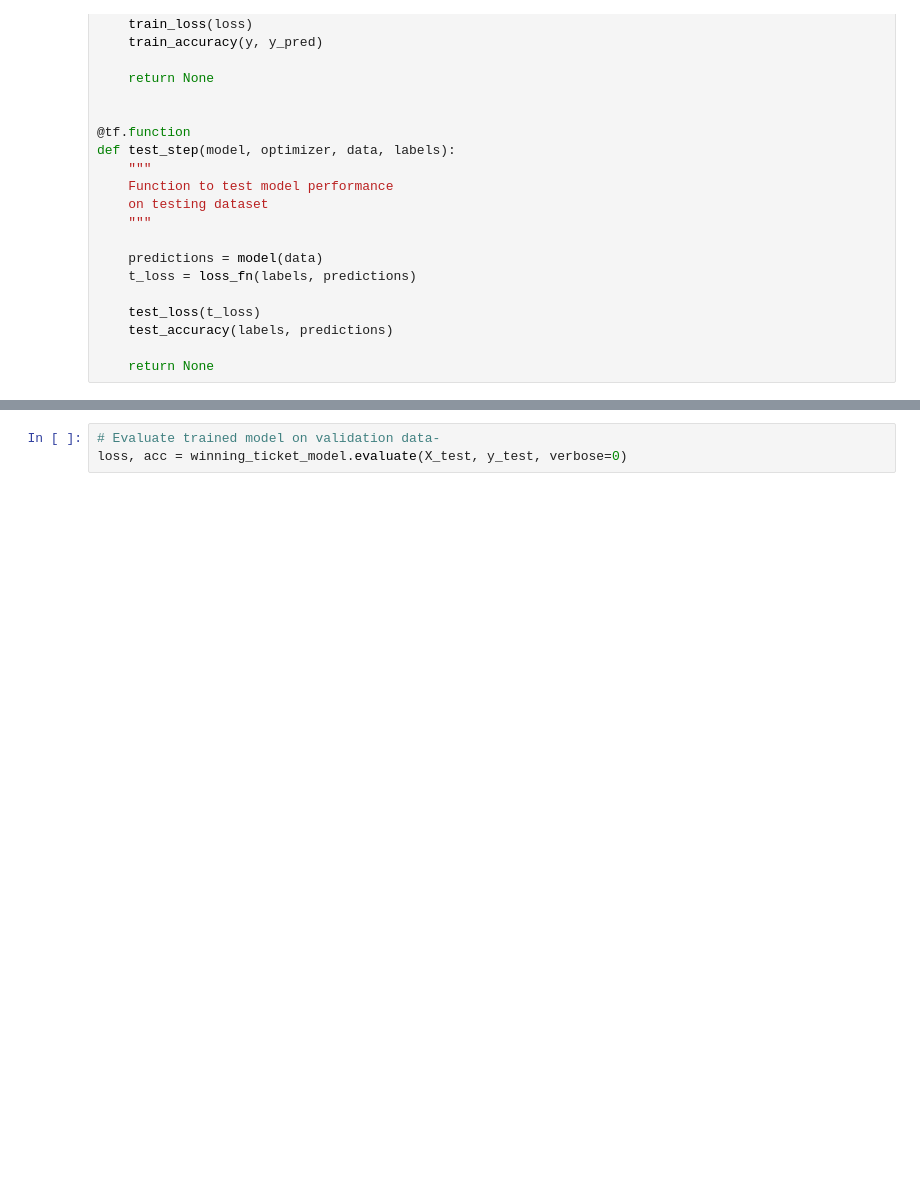
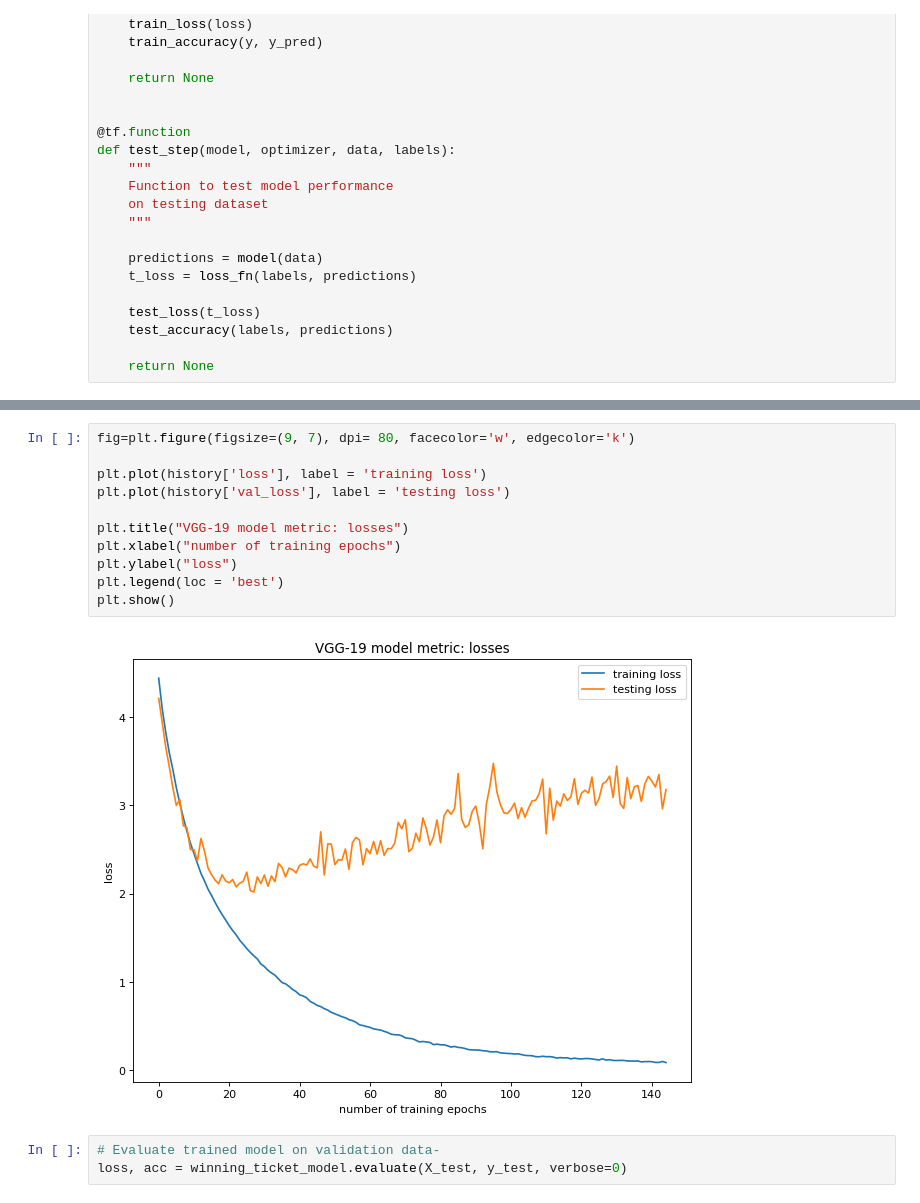
Before and after one commit to arjun-majumdar/Lottery_Ticket_Hypothesis-TensorFlow_2, a Jupyter notebook: VGG_19_CIFAR10.ipynb, the cells around one changed output, grey strips where cells are left out. Saved outputs shown, nothing was run; the diff lists cells and outputs as text; blank space fills up the shorter version.

```diff
--- a/VGG_19_CIFAR10.ipynb
+++ b/VGG_19_CIFAR10.ipynb
@@ -633,3 +957,16 @@ Total number of trainable parameters = 20075581
+# %%
+fig=plt.figure(figsize=(9, 7), dpi= 80, facecolor='w', edgecolor='k')
+
+plt.plot(history['loss'], label = 'training loss')
+plt.plot(history['val_loss'], label = 'testing loss')
+
+plt.title("VGG-19 model metric: losses")
+plt.xlabel("number of training epochs")
+plt.ylabel("loss")
+plt.legend(loc = 'best')
+plt.show()
+# %% [output]
+[figure, added]
 # %%
 # Evaluate trained model on validation data-
 loss, acc = winning_ticket_model.evaluate(X_test, y_test, verbose=0)
```
Also changed, not shown: parts of 29 cells of this notebook.
